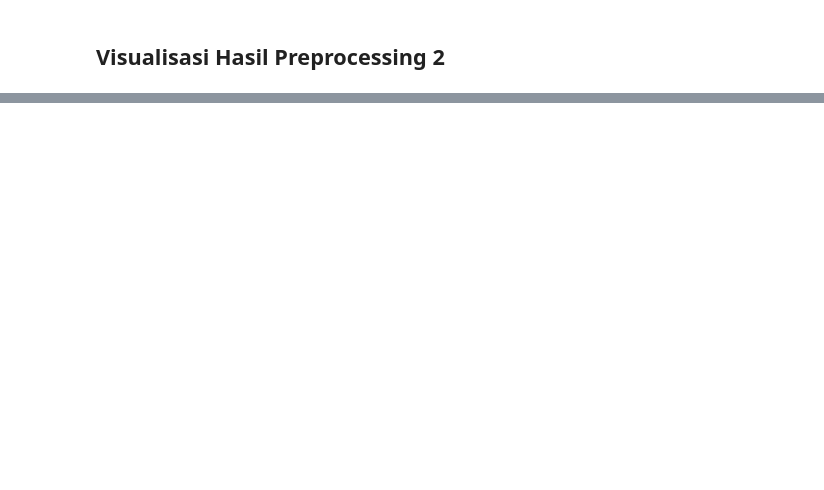
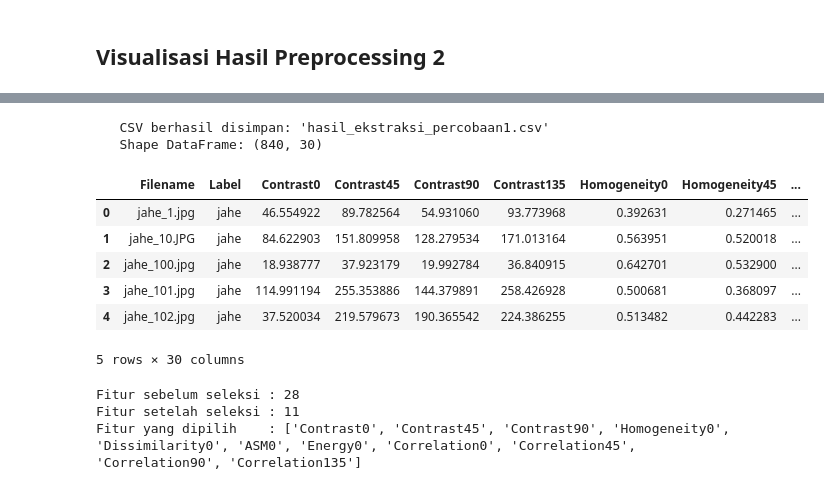
Before and after one commit to azkalarya/PROJECT-PCD-Klasifikasi-Jenis-Rempah, a Jupyter notebook: percobaan2.ipynb, the cells around one changed output, grey strips where cells are left out. Saved outputs shown, nothing was run; the diff lists cells and outputs as text; code cells hidden in the pictures; blank space fills up the shorter version.

Commit message:
nambahin glcm dll

```diff
--- a/percobaan2.ipynb
+++ b/percobaan2.ipynb
@@ -327,0 +374,17 @@ plt.show()
+# %%
+Derajat0   = []
+Derajat45  = []
+Derajat90  = []
+Derajat135 = []
+
+for i in range(len(data)):
+    D0   = glcm(data[i], 0)
+    D45  = glcm(data[i], 45)
+    D90  = glcm(data[i], 90)
+    D135 = glcm(data[i], 135)
+    Derajat0.append(D0)
+    Derajat45.append(D45)
+    Derajat90.append(D90)
+    Derajat135.append(D135)
+    if (i + 1) % 100 == 0:
+        print(f"   Progress: {i+1}/{len(data)}")
@@ -327,0 +451,56 @@ plt.show()
+# %%
+
+# Buat dictionary semua fitur
+dataTable = {
+    'Filename' : file_name,
+    'Label'    : labels,
+    # GLCM Features
+    'Contrast0': Kontras0,     'Contrast45': Kontras45,     'Contrast90': Kontras90,     'Contrast135': Kontras135,
+    'Homogeneity0': homogenity0, 'Homogeneity45': homogenity45, 'Homogeneity90': homogenity90, 'Homogeneity135': homogenity135,
+    'Dissimilarity0': dissimilarity0, 'Dissimilarity45': dissimilarity45, 'Dissimilarity90': dissimilarity90, 'Dissimilarity135': dissimilarity135,
+    'Entropy0': entropy0,      'Entropy45': entropy45,      'Entropy90': entropy90,      'Entropy135': entropy135,
+    'ASM0': ASM0,              'ASM45': ASM45,              'ASM90': ASM90,              'ASM135': ASM135,
+    'Energy0': energy0,        'Energy45': energy45,        'Energy90': energy90,        'Energy135': energy135,
+    'Correlation0': correlation0, 'Correlation45': correlation45, 'Correlation90': correlation90, 'Correlation135': correlation135,
+}
+
+df = pd.DataFrame(dataTable)
+df.to_csv('hasil_ekstraksi_percobaan1.csv', index=False)
+
+hasilEkstrak = pd.read_csv('hasil_ekstraksi_percobaan1.csv')
+print(f"   CSV berhasil disimpan: 'hasil_ekstraksi_percobaan1.csv'")
+print(f"   Shape DataFrame: {hasilEkstrak.shape}")
+hasilEkstrak.head()
+# %% [output]
+   CSV berhasil disimpan: 'hasil_ekstraksi_percobaan1.csv'
+   Shape DataFrame: (840, 30)
+|  | Filename | Label | Contrast0 | Contrast45 | Contrast90 | Contrast135 | Homogeneity0 | Homogeneity45 | ... |
+| 0 | jahe_1.jpg | jahe | 46.554922 | 89.782564 | 54.931060 | 93.773968 | 0.392631 | 0.271465 | ... |
+| 1 | jahe_10.JPG | jahe | 84.622903 | 151.809958 | 128.279534 | 171.013164 | 0.563951 | 0.520018 | ... |
+| 2 | jahe_100.jpg | jahe | 18.938777 | 37.923179 | 19.992784 | 36.840915 | 0.642701 | 0.532900 | ... |
+| 3 | jahe_101.jpg | jahe | 114.991194 | 255.353886 | 144.379891 | 258.426928 | 0.500681 | 0.368097 | ... |
+| 4 | jahe_102.jpg | jahe | 37.520034 | 219.579673 | 190.365542 | 224.386255 | 0.513482 | 0.442283 | ... |
+5 rows × 30 columns
+# %%
+correlation_matrix = hasilEkstrak.drop(columns=['Label', 'Filename']).corr()
+
+threshold = 0.95
+columns   = np.full((correlation_matrix.shape[0],), True, dtype=bool)
+
+for i in range(correlation_matrix.shape[0]):
+    for j in range(i + 1, correlation_matrix.shape[0]):
+        if abs(correlation_matrix.iloc[i, j]) >= threshold:
+            if columns[j]:
+                columns[j] = False
+
+select = hasilEkstrak.drop(columns=['Label', 'Filename']).columns[columns]
+x_new  = hasilEkstrak[select]
+y      = hasilEkstrak['Label']
+
+print(f"Fitur sebelum seleksi : {hasilEkstrak.drop(columns=['Label','Filename']).shape[1]}")
+print(f"Fitur setelah seleksi : {x_new.shape[1]}")
+print(f"Fitur yang dipilih    : {list(select)}")
+# %% [output]
+Fitur sebelum seleksi : 28
+Fitur setelah seleksi : 11
+Fitur yang dipilih    : ['Contrast0', 'Contrast45', 'Contrast90', 'Homogeneity0', 'Dissimilarity0', 'ASM0', 'Energy0', 'Correlation0', 'Correlation45', 'Correlation90', 'Correlation135']
```
Also changed, not shown: parts of 15 cells of this notebook, 1 other file.
